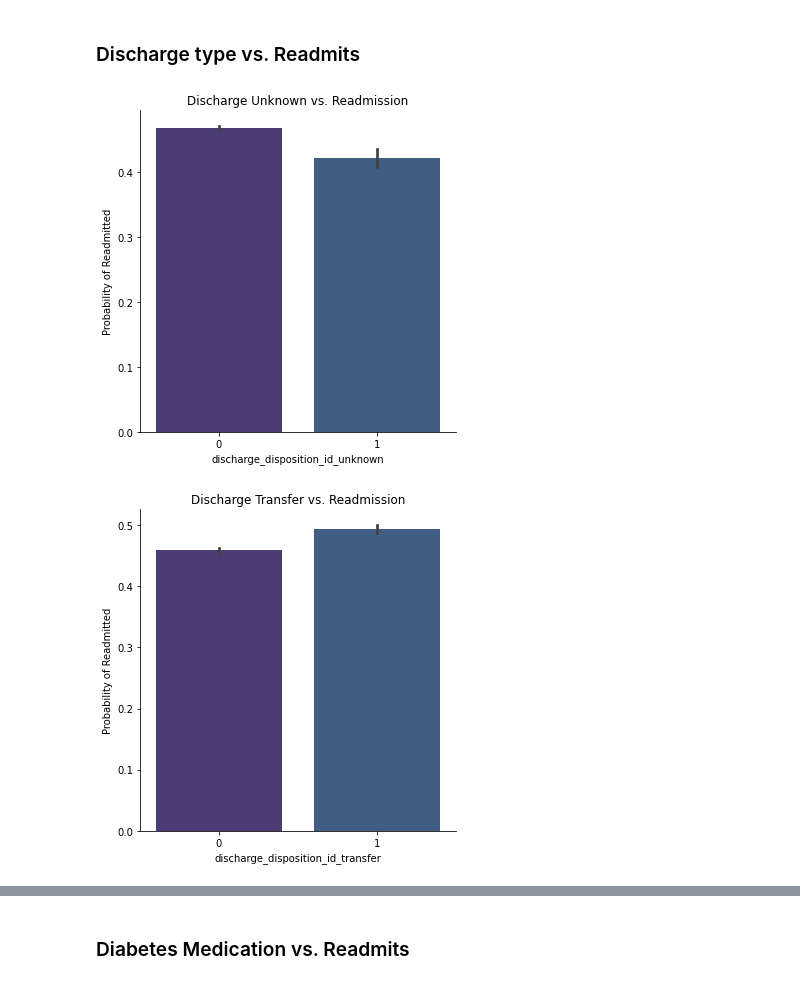
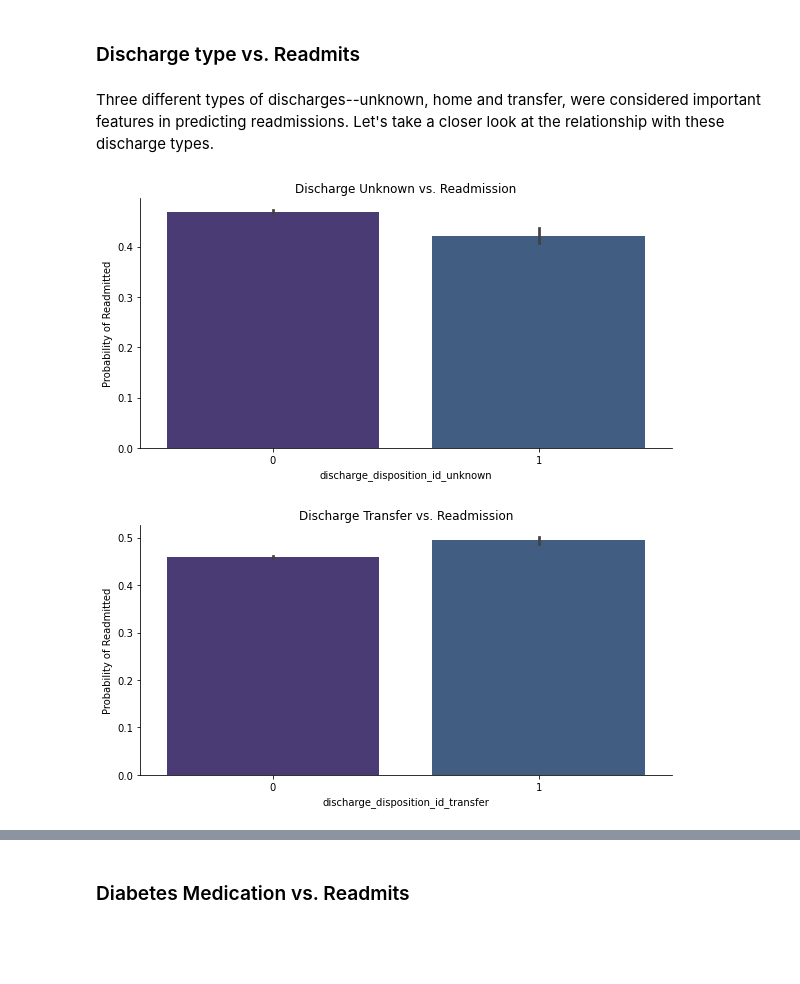
Before and after one commit to Sammyknee/diabetes-readmissions, a Jupyter notebook: Diabetes_Readmissions_Models.ipynb, the cells around one changed output, grey strips where cells are left out. Cells and saved outputs as stored; diff of their text form; code cells hidden in the pictures; blank space fills up the shorter version.

```diff
--- a/Diabetes_Readmissions_Models.ipynb
+++ b/Diabetes_Readmissions_Models.ipynb
@@ -774,22 +810,24 @@ plt.show();
 Patients with neoplasms as their primary diagnosis are less likely to be readmitted--therefore, hospitals can focus more on patients with other primary diagnoses.
 # %% [markdown]
 ### Discharge type vs. Readmits
+# %% [markdown]
+Three different types of discharges--unknown, home and transfer, were considered important features in predicting readmissions. Let's take a closer look at the relationship with these discharge types.
 # %%
 x_label = 'Discharge Unknown'
 ax = sns.catplot(x = "discharge_disposition_id_unknown", y="readmitted",
-            data = data, height = 5, kind ="bar")
+            data = data, height = 4, aspect=2, kind ="bar")
 ax.set_ylabels("Probability of Readmitted")
 plt.title(f'{x_label} vs. Readmission')
 plt.show();
 # %% [output]
-[figure, old version]
+[figure, new version]
 # %%
 x_label = 'Discharge Transfer'
 ax = sns.catplot(x = "discharge_disposition_id_transfer", y="readmitted",
-            data = data, height = 5, kind ="bar")
+            data = data, height = 4, aspect=2, kind ="bar")
 ax.set_ylabels("Probability of Readmitted")
 plt.title(f'{x_label} vs. Readmission')
 plt.show();
 # %% [output]
-[figure, old version]
+[figure, new version]
 # %%
```
Also changed, not shown: parts of 28 cells of this notebook, 10 other files.
